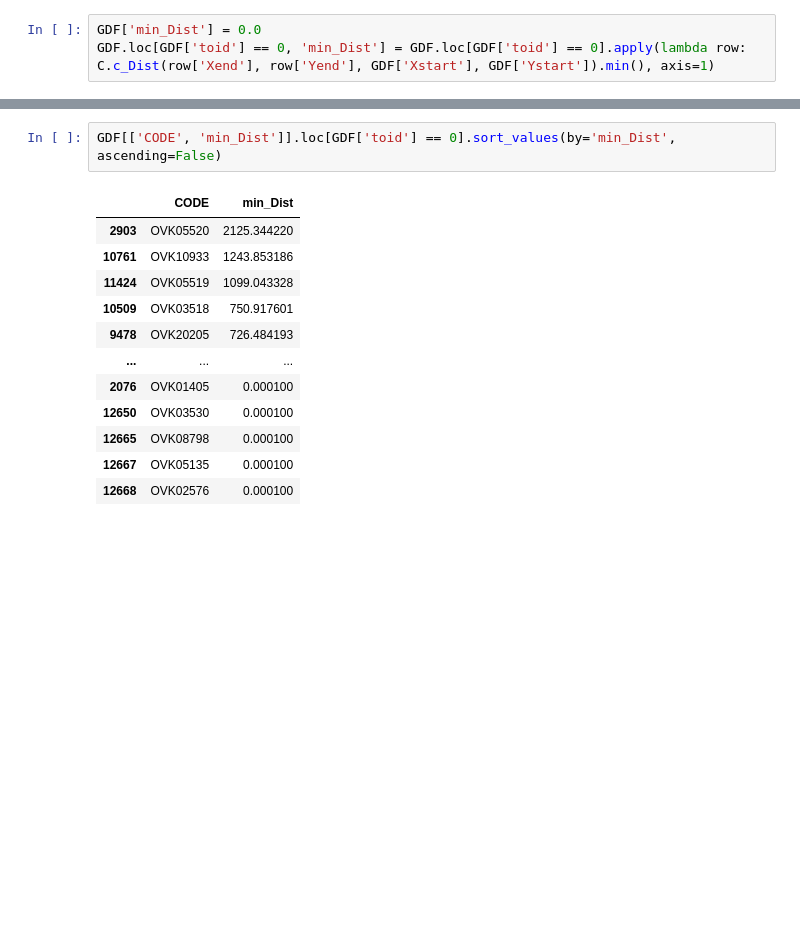
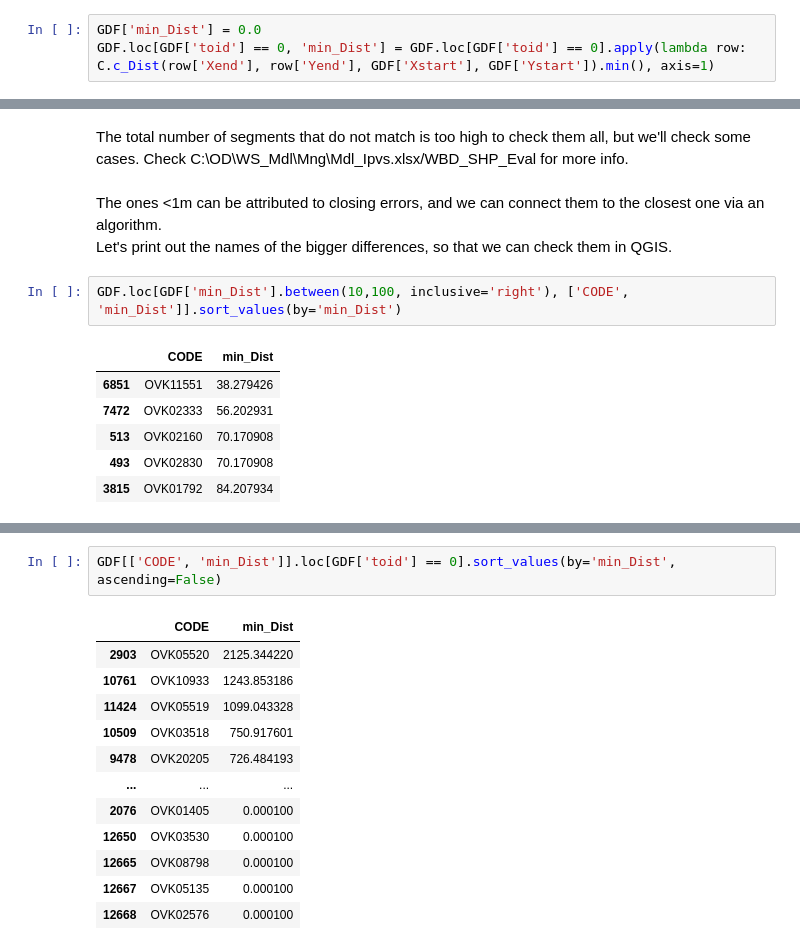
Before and after one commit to Ydrolog/WS_Mdl, a Jupyter notebook: code/Jupyter/PrP/SFRmaker/SFRmaker_NBr33.ipynb, the cells around one changed output, grey strips where cells are left out. Saved outputs shown, nothing was run; the diff lists cells and outputs as text; blank space fills up the shorter version.

Commit message:
SFRmaker #2: Closing errors identified.

```diff
--- a/code/Jupyter/PrP/SFRmaker/SFRmaker_NBr33.ipynb
+++ b/code/Jupyter/PrP/SFRmaker/SFRmaker_NBr33.ipynb
@@ -164,0 +219,13 @@ GDF.loc[GDF['toid'] == 0, 'min_Dist'] = GDF.loc[GDF['toid'] == 0].apply(lambda r
+# %% [markdown]
+The total number of segments that do not match is too high to check them all, but we'll check some cases. Check C:\OD\WS_Mdl\Mng\Mdl_Ipvs.xlsx/WBD_SHP_Eval for more info.
+# %% [markdown]
+The ones <1m can be attributed to closing errors, and we can connect them to the closest one via an algorithm.<br>Let's print out the names of the bigger differences, so that we can check them in QGIS.
+# %%
+GDF.loc[GDF['min_Dist'].between(10,100, inclusive='right'), ['CODE', 'min_Dist']].sort_values(by='min_Dist')
+# %% [output]
+|  | CODE | min_Dist |
+| 6851 | OVK11551 | 38.279426 |
+| 7472 | OVK02333 | 56.202931 |
+| 513 | OVK02160 | 70.170908 |
+| 493 | OVK02830 | 70.170908 |
+| 3815 | OVK01792 | 84.207934 |
```
Also changed, not shown: parts of 30 cells of this notebook, 2 other files.
